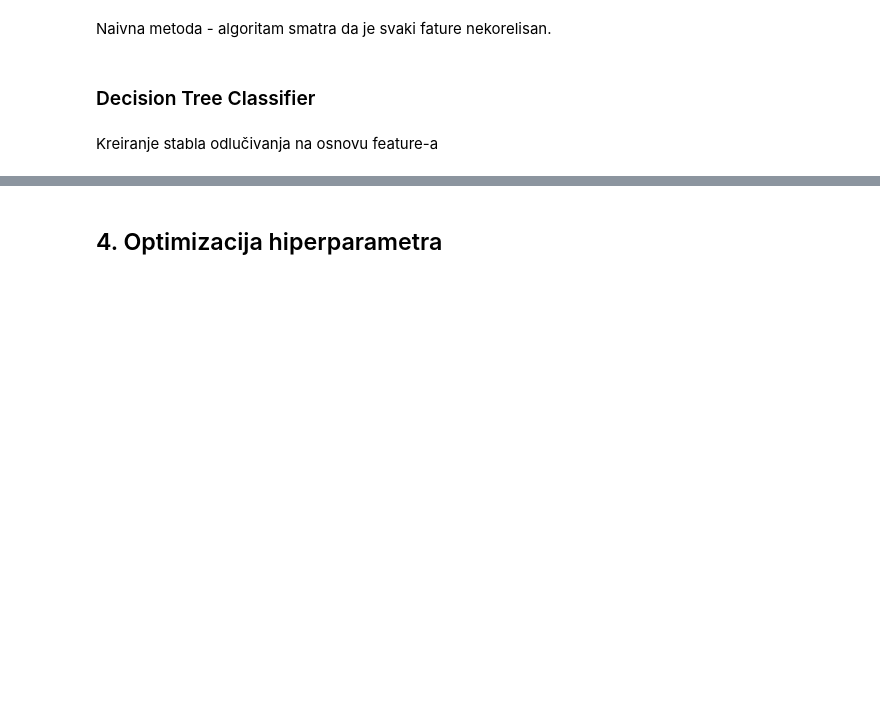
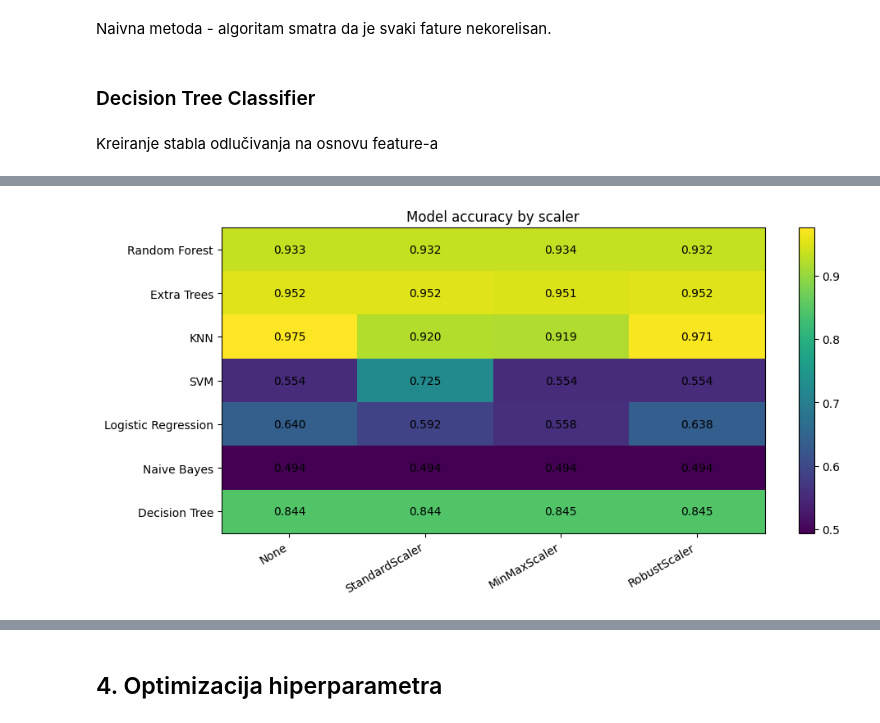
Before and after one commit to bazlooka/elfak-machine-learning, a Jupyter notebook: project 1/notebook.ipynb, the cells around one changed output, grey strips where cells are left out. Cells and saved outputs as stored; diff of their text form; code cells hidden in the pictures; blank space fills up the shorter version.

Commit message:
Algorithms with diff scalars

```diff
--- a/project 1/notebook.ipynb
+++ b/project 1/notebook.ipynb
@@ -534,12 +491,13 @@ Kreiranje stabla odlučivanja na osnovu feature-a
 # %%
 from sklearn.tree import DecisionTreeClassifier
 
-def run_decision_tree_classifier(X_train, y_train, X_test, y_test):
+def run_decision_tree_classifier(X_train, y_train, X_test, y_test, preprocessors):
     clf = DecisionTreeClassifier(random_state=0)
 
-    clf.fit(X_train, y_train)
-    y_pred = clf.predict(X_test)
+    pipe = make_pipeline(*preprocessors, clf)
+    pipe.fit(X_train, y_train)
+    y_pred = pipe.predict(X_test)
 
-
-    report(y_test, y_pred, "Decision Tree Classifier")
+    res = report(y_test, y_pred, "Decision Tree Classifier")
+    return res["accuracy"]
 # %%
@@ -555,2 +511,0 @@ def run_classifiers(X_train, y_train, X_test, y_test):
-# %%
-run_classifiers(X_train, y_train, X_test, y_test)
@@ -574,0 +512,62 @@ Classification Report:
+# %%
+
+def _preprocessors_name(preprocessors):
+    if not preprocessors:
+        return "None"
+    return " + ".join(type(p).__name__ for p in preprocessors)
+
+def run_classifiers_matrix(X_train, y_train, X_test, y_test, scalers_dict):
+    algorithms = {
+        "Random Forest": run_random_forest_classifier,
+        "Extra Trees": run_extra_trees_classifier,
+        "KNN": run_knn_classifier,
+        "SVM": run_svm_classifier,
+        "Logistic Regression": run_logistic_regression_classifier,
+        "Naive Bayes": run_naive_bayes_classifier,
+        "Decision Tree": run_decision_tree_classifier,
+    }
+
+    matrix = pd.DataFrame(index=algorithms.keys(), columns=scalers_dict.keys(), dtype=float)
+
+    for algo_name, algo_fn in algorithms.items():
+        for scaler_name, preprocessors in scalers_dict.items():
+            acc = algo_fn(X_train, y_train, X_test, y_test, preprocessors)
+            matrix.loc[algo_name, scaler_name] = acc
+
+    return matrix
+
+def plot_matrix_heatmap(df, title="Accuracy matrix"):
+    data = df.values.astype(float)
+
+    fig, ax = plt.subplots(figsize=(10, 5))
+    im = ax.imshow(data, aspect="auto")
+
+    ax.set_title(title)
+    ax.set_xticks(np.arange(df.shape[1]))
+    ax.set_yticks(np.arange(df.shape[0]))
+    ax.set_xticklabels(df.columns, rotation=30, ha="right")
+    ax.set_yticklabels(df.index)
+
+    for i in range(df.shape[0]):
+        for j in range(df.shape[1]):
+            val = data[i, j]
+            txt = "NA" if np.isnan(val) else f"{val:.3f}"
+            ax.text(j, i, txt, ha="center", va="center")
+
+    fig.colorbar(im, ax=ax)
+    plt.tight_layout()
+    plt.show()
+
+scalers = {
+    "None": [],
+    "StandardScaler": [StandardScaler()],
+    "MinMaxScaler": [MinMaxScaler()],
+    "RobustScaler": [RobustScaler()],
+}
+
+acc_matrix = run_classifiers_matrix(X_train, y_train, X_test, y_test, scalers)
+plot_matrix_heatmap(acc_matrix, title="Model accuracy by scaler")
+
+acc_matrix.style.background_gradient(axis=None).format("{:.3f}")
+# %% [output]
+[figure, added]
```
Also changed, not shown: parts of 13 cells of this notebook.
